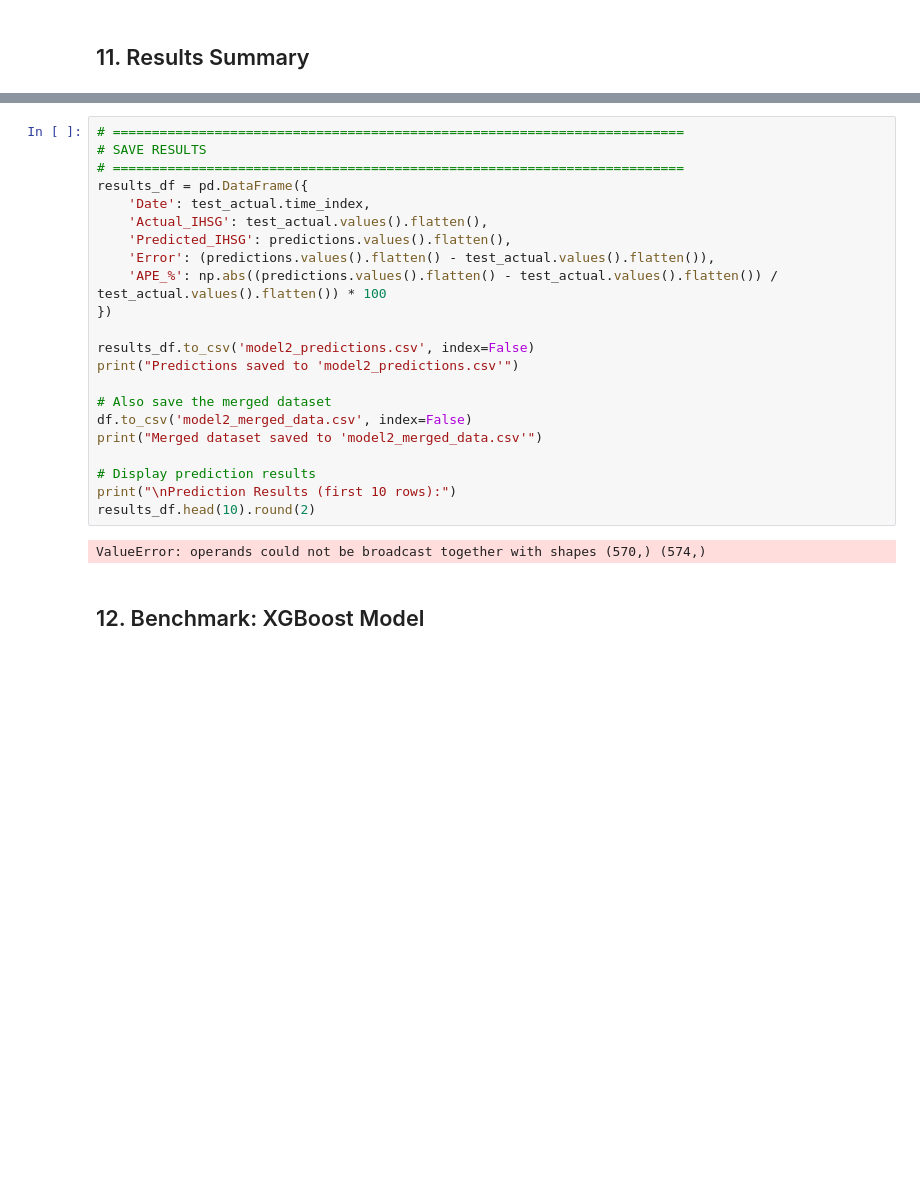
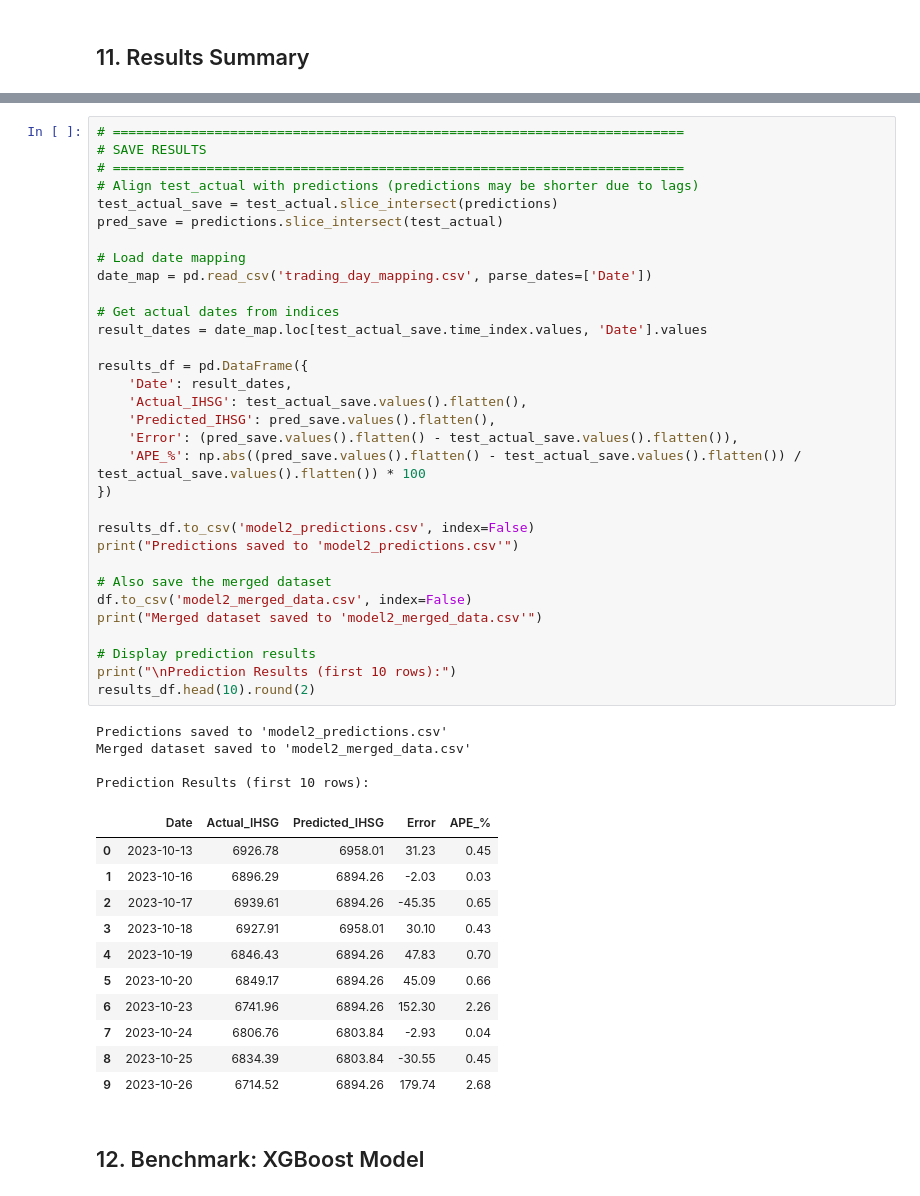
Before and after one commit to ravsssh/tesis-hakam, a Jupyter notebook: model-2.ipynb, the cells around one changed output, grey strips where cells are left out. Drawn from its saved outputs; the diff is of its cells as text; blank space fills up the shorter version.

```diff
--- a/model-2.ipynb
+++ b/model-2.ipynb
@@ -1191,27 +1254,51 @@ print("="*70)
 # %%
 # =========================================================================
 # SAVE RESULTS
 # =========================================================================
+# Align test_actual with predictions (predictions may be shorter due to lags)
+test_actual_save = test_actual.slice_intersect(predictions)
+pred_save = predictions.slice_intersect(test_actual)
+
+# Load date mapping
+date_map = pd.read_csv('trading_day_mapping.csv', parse_dates=['Date'])
+
+# Get actual dates from indices
+result_dates = date_map.loc[test_actual_save.time_index.values, 'Date'].values
+
 results_df = pd.DataFrame({
-    'Date': test_actual.time_index,
-    'Actual_IHSG': test_actual.values().flatten(),
-    'Predicted_IHSG': predictions.values().flatten(),
-    'Error': (predictions.values().flatten() - test_actual.values().flatten()),
-    'APE_%': np.abs((predictions.values().flatten() - test_actual.values().flatten()) / test_actual.values().flatten()) * 100
+    'Date': result_dates,
+    'Actual_IHSG': test_actual_save.values().flatten(),
+    'Predicted_IHSG': pred_save.values().flatten(),
+    'Error': (pred_save.values().flatten() - test_actual_save.values().flatten()),
+    'APE_%': np.abs((pred_save.values().flatten() - test_actual_save.values().flatten()) / test_actual_save.values().flatten()) * 100
 })
 
 results_df.to_csv('model2_predictions.csv', index=False)
 print("Predictions saved to 'model2_predictions.csv'")
 
 # Also save the merged dataset
 df.to_csv('model2_merged_data.csv', index=False)
 print("Merged dataset saved to 'model2_merged_data.csv'")
 
 # Display prediction results
 print("\nPrediction Results (first 10 rows):")
 results_df.head(10).round(2)
 # %% [output]
-ValueError: operands could not be broadcast together with shapes (570,) (574,)
+Predictions saved to 'model2_predictions.csv'
+Merged dataset saved to 'model2_merged_data.csv'
+
+Prediction Results (first 10 rows):
+|  | Date | Actual_IHSG | Predicted_IHSG | Error | APE_% |
+| 0 | 2023-10-13 | 6926.78 | 6958.01 | 31.23 | 0.45 |
+| 1 | 2023-10-16 | 6896.29 | 6894.26 | -2.03 | 0.03 |
+| 2 | 2023-10-17 | 6939.61 | 6894.26 | -45.35 | 0.65 |
+| 3 | 2023-10-18 | 6927.91 | 6958.01 | 30.10 | 0.43 |
+| 4 | 2023-10-19 | 6846.43 | 6894.26 | 47.83 | 0.70 |
+| 5 | 2023-10-20 | 6849.17 | 6894.26 | 45.09 | 0.66 |
+| 6 | 2023-10-23 | 6741.96 | 6894.26 | 152.30 | 2.26 |
+| 7 | 2023-10-24 | 6806.76 | 6803.84 | -2.93 | 0.04 |
+| 8 | 2023-10-25 | 6834.39 | 6803.84 | -30.55 | 0.45 |
+| 9 | 2023-10-26 | 6714.52 | 6894.26 | 179.74 | 2.68 |
 # %% [markdown]
 ## 12. Benchmark: XGBoost Model
 # %%
```
Also changed, not shown: parts of 20 cells of this notebook, 8 other files.
